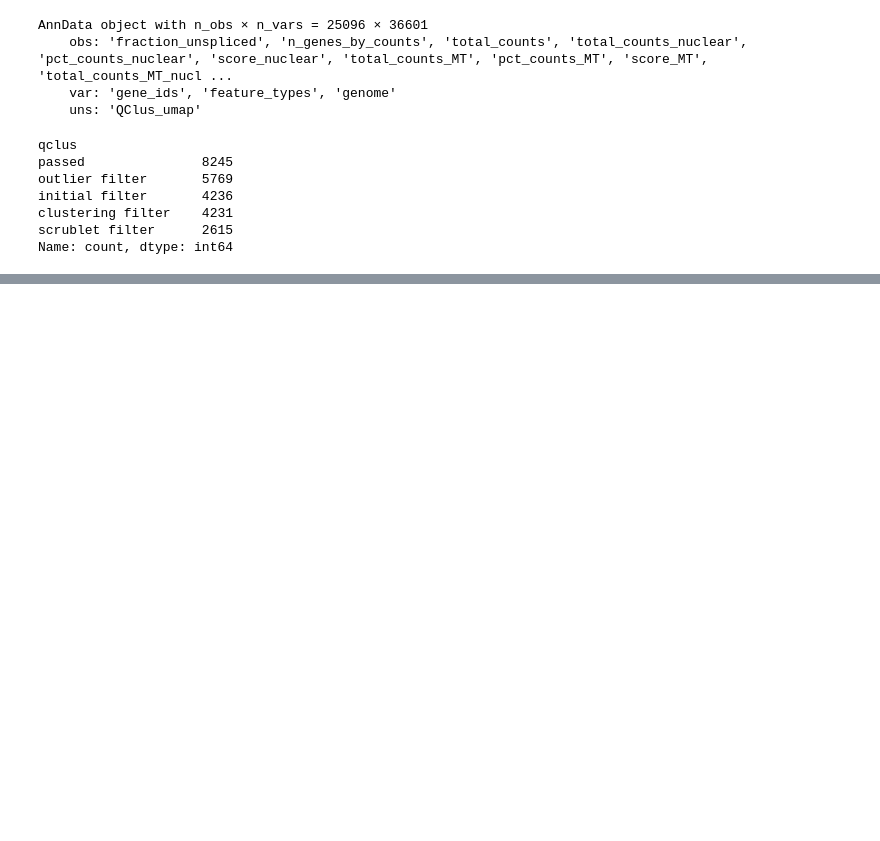
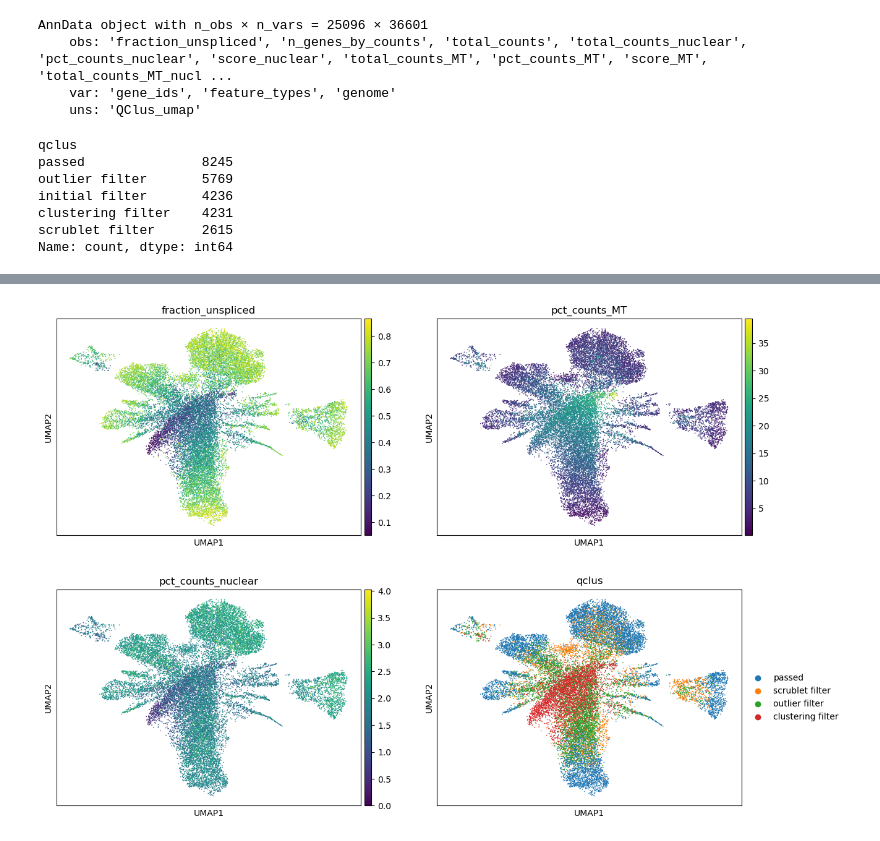
Before and after one commit to linnalab/qclus, a Jupyter notebook: tutorials/qclus_tutorial.ipynb, the cells around one changed output, grey strips where cells are left out. Saved outputs shown, nothing was run; the diff lists cells and outputs as text; code cells hidden in the pictures; blank space fills up the shorter version.

```diff
--- a/tutorials/qclus_tutorial.ipynb
+++ b/tutorials/qclus_tutorial.ipynb
@@ -59,5 +89,27 @@ Name: count, dtype: int64
 #filter out initial_filter annotated cells
 adata = adata[adata.obs.qclus!="initial filter"]
 adata.obsm["QClus_umap"] = adata.uns["QClus_umap"]
+# %%
+#run standard processing for visualization purposes
+sc.pp.normalize_total(adata, target_sum=1e4)
+sc.pp.log1p(adata)
+
+#save raw dataset and filter genes
+adata.raw = adata
+sc.pp.highly_variable_genes(adata, min_mean=0.0125, max_mean=3, min_disp=0.5)
+sc.pp.filter_genes(adata, min_cells=10)
+adata = adata[:, adata.var.highly_variable]
+
+sc.pp.regress_out(adata, ['total_counts', 'pct_counts_MT'], n_jobs = 4)
+sc.pp.scale(adata, max_value=10)
+
+sc.tl.pca(adata, svd_solver='randomized')
+sc.pp.neighbors(adata, n_neighbors=10, n_pcs=40)
+sc.tl.umap(adata)
+sc.tl.leiden(adata, key_added="leiden")
+
+sc.pl.umap(adata, color=["fraction_unspliced", "pct_counts_MT", "pct_counts_nuclear", "qclus"], ncols=2)
+# %% [output]
+[figure, added]
 # %%
 %matplotlib inline
```
Also changed, not shown: parts of 6 cells of this notebook.
